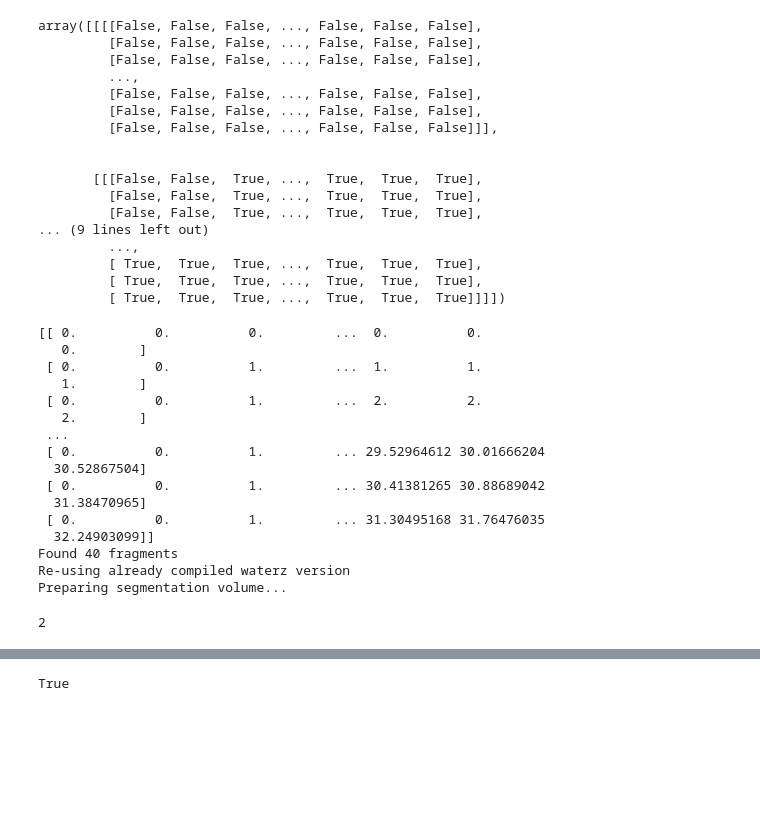
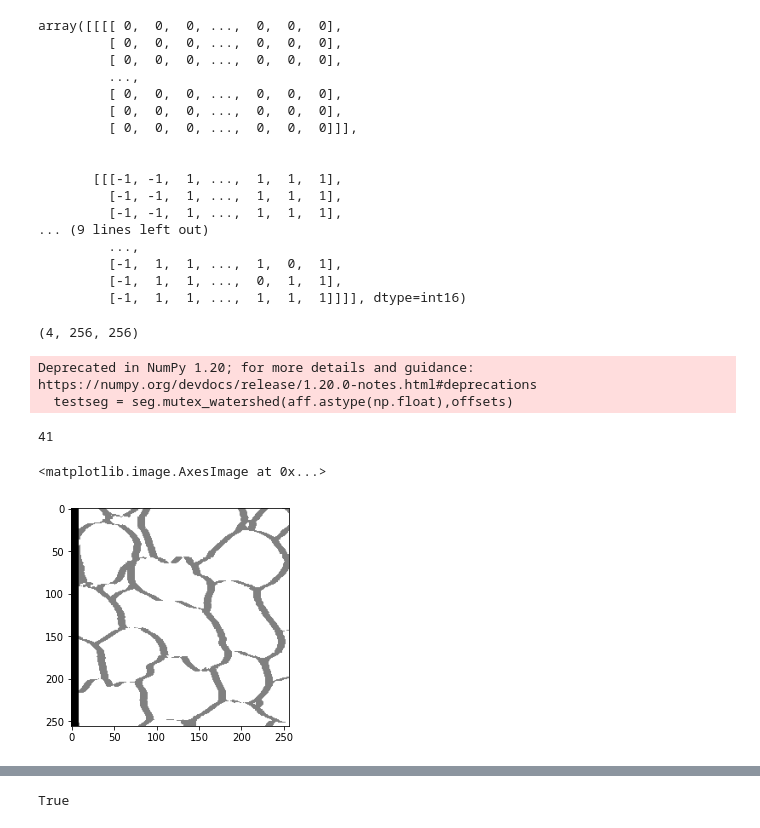
Before and after one commit to bbarad/defects_DLMBL, a Jupyter notebook: notebooks/TestingSegmentation.ipynb, the cells around one changed output, grey strips where cells are left out. Cells and saved outputs as stored; diff of their text form; code cells hidden in the pictures; blank space fills up the shorter version.

```diff
--- a/notebooks/TestingSegmentation.ipynb
+++ b/notebooks/TestingSegmentation.ipynb
@@ -41,27 +51,31 @@ Text(0.5, 1.0, 'Aff')
 # %%
-affs = np.stack([
-np.zeros_like(aff[0]),
-aff[1],
-aff[0]])
+# affs = np.stack([
+# np.zeros_like(aff[0]),
+# aff[1],
+# aff[0]])
 
-# waterz agglomerate requires 4d affs (c, d, h, w) - add fake z dim
-affs = np.expand_dims(affs, axis=1)
-affs
+# # waterz agglomerate requires 4d affs (c, d, h, w) - add fake z dim
+# affs = np.expand_dims(affs, axis=1)
+# affs
 # %% [output]
-array([[[[False, False, False, ..., False, False, False],
-         [False, False, False, ..., False, False, False],
-         [False, False, False, ..., False, False, False],
+array([[[[ 0,  0,  0, ...,  0,  0,  0],
+         [ 0,  0,  0, ...,  0,  0,  0],
+         [ 0,  0,  0, ...,  0,  0,  0],
          ...,
-         [False, False, False, ..., False, False, False],
-         [False, False, False, ..., False, False, False],
-         [False, False, False, ..., False, False, False]]],
+         [ 0,  0,  0, ...,  0,  0,  0],
+         [ 0,  0,  0, ...,  0,  0,  0],
+         [ 0,  0,  0, ...,  0,  0,  0]]],
 
 
-       [[[False, False,  True, ...,  True,  True,  True],
-         [False, False,  True, ...,  True,  True,  True],
-         [False, False,  True, ...,  True,  True,  True],
+       [[[-1, -1,  1, ...,  1,  1,  1],
+         [-1, -1,  1, ...,  1,  1,  1],
+         [-1, -1,  1, ...,  1,  1,  1],
 ... (9 lines left out)
          ...,
-         [ True,  True,  True, ...,  True,  True,  True],
-         [ True,  True,  True, ...,  True,  True,  True],
-         [ True,  True,  True, ...,  True,  True,  True]]]])
+         [-1,  1,  1, ...,  1,  0,  1],
+         [-1,  1,  1, ...,  0,  1,  1],
+         [-1,  1,  1, ...,  1,  1,  1]]]], dtype=int16)
+# %%
+aff.shape
+# %% [output]
+(4, 256, 256)
@@ -68,25 +84,16 @@ array([[[[False, False, False, ..., False, False, False],
 # %%
-testseg = seg.get_segmentation(affs.astype(np.float), .3)
+testseg = seg.mutex_watershed(aff.astype(np.float),offsets)
 testseg = testseg.astype(np.uint64)
 testseg.max()
 # %% [output]
-[[ 0.          0.          0.         ...  0.          0.
-   0.        ]
- [ 0.          0.          1.         ...  1.          1.
-   1.        ]
- [ 0.          0.          1.         ...  2.          2.
-   2.        ]
- ...
- [ 0.          0.          1.         ... 29.52964612 30.01666204
-  30.52867504]
- [ 0.          0.          1.         ... 30.41381265 30.88689042
-  31.38470965]
- [ 0.          0.          1.         ... 31.30495168 31.76476035
-  32.24903099]]
-Found 40 fragments
-Re-using already compiled waterz version
-Preparing segmentation volume...
+Deprecated in NumPy 1.20; for more details and guidance: https://numpy.org/devdocs/release/1.20.0-notes.html#deprecations
+  testseg = seg.mutex_watershed(aff.astype(np.float),offsets)
-2
+41
+# %%
+plt.imshow(aff[3],cmap='gray')
+# %% [output]
+<matplotlib.image.AxesImage at 0x...>
+[figure, added]
 # %%
 plt.imshow(testseg.squeeze())
 # %% [output]
```
Also changed, not shown: parts of 10 cells of this notebook, 4 other files.
